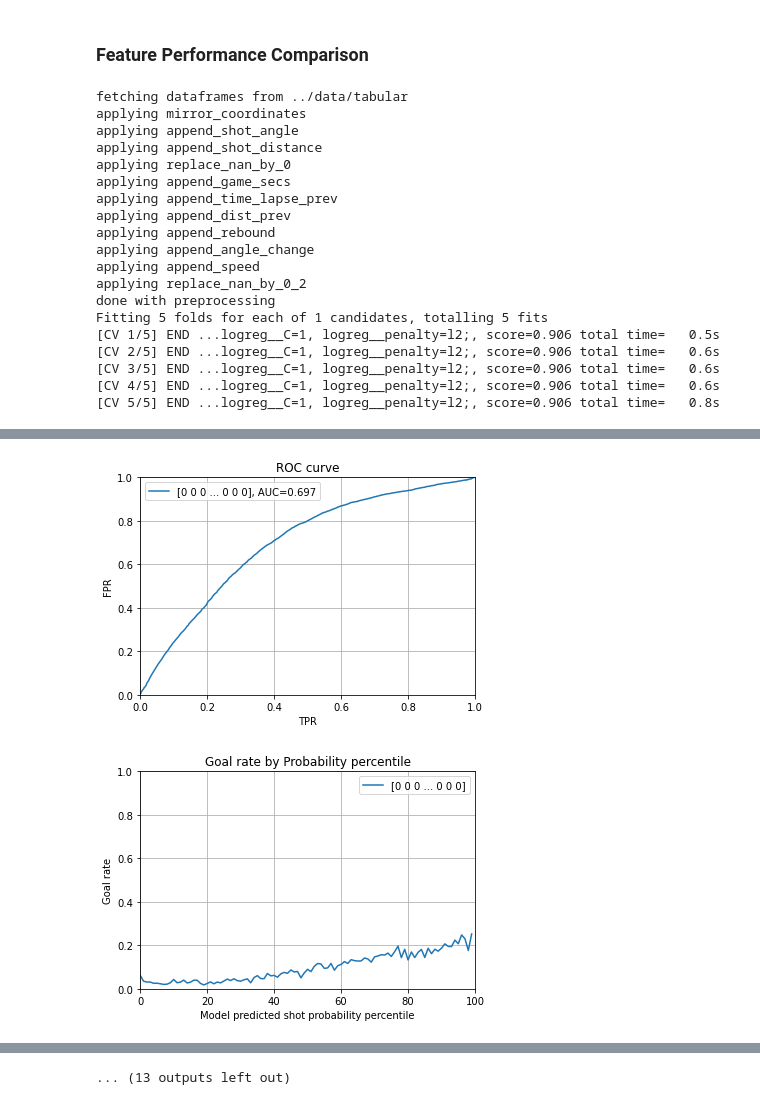
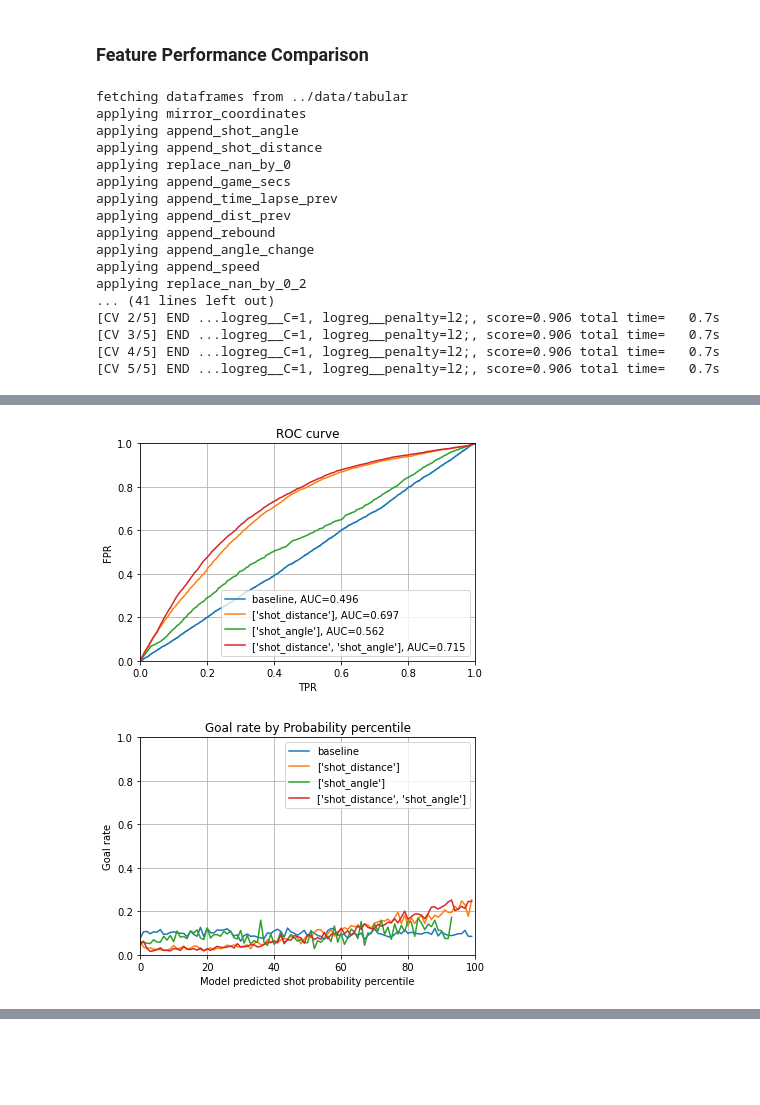
Before and after one commit to williamGlazer/IFT6758, a Jupyter notebook: notebooks/6.experiment_demo.ipynb, the cells around one changed output, grey strips where cells are left out. Drawn from its saved outputs; the diff is of its cells as text; code cells hidden in the pictures; blank space fills up the shorter version.

```diff
--- a/notebooks/6.experiment_demo.ipynb
+++ b/notebooks/6.experiment_demo.ipynb
@@ -58,7 +58,7 @@ pipeline = ExperimentPipeline(
         {'logreg__penalty': ['l2'], 'logreg__C': [1]},
     ],
     metric='accuracy',
-    enable_comet=True
+    enable_comet=False
 )
 # %%
 pipeline.run()
@@ -173,5 +146,5 @@ DEFAULT_PARAMETERS = {
         {'logreg__penalty': ['l2'], 'logreg__C': [1]},
     ],
     'metric': 'accuracy',
-    'enable_comet': True
+    'enable_comet': False
 }
@@ -180,5 +151,5 @@ model_results = [(y_valid, baseline.predict_proba(x_valid)[:,1], 'baseline')]
 # %%
-truth, probas, labels = [], [], []
+truth, probas, labels = [y_valid], [baseline.predict_proba(x_valid)[:,1]], ['baseline']
 for features in [
     ['shot_distance'],
     ['shot_angle'],
@@ -208,10 +179,8 @@ applying append_rebound
 applying append_angle_change
 applying append_speed
 applying replace_nan_by_0_2
-done with preprocessing
-Fitting 5 folds for each of 1 candidates, totalling 5 fits
-[CV 1/5] END ...logreg__C=1, logreg__penalty=l2;, score=0.906 total time=   0.5s
-[CV 2/5] END ...logreg__C=1, logreg__penalty=l2;, score=0.906 total time=   0.6s
-[CV 3/5] END ...logreg__C=1, logreg__penalty=l2;, score=0.906 total time=   0.6s
-[CV 4/5] END ...logreg__C=1, logreg__penalty=l2;, score=0.906 total time=   0.6s
-[CV 5/5] END ...logreg__C=1, logreg__penalty=l2;, score=0.906 total time=   0.8s
+... (41 lines left out)
+[CV 2/5] END ...logreg__C=1, logreg__penalty=l2;, score=0.906 total time=   0.7s
+[CV 3/5] END ...logreg__C=1, logreg__penalty=l2;, score=0.906 total time=   0.7s
+[CV 4/5] END ...logreg__C=1, logreg__penalty=l2;, score=0.906 total time=   0.7s
+[CV 5/5] END ...logreg__C=1, logreg__penalty=l2;, score=0.906 total time=   0.7s
@@ -225,2 +187,2 @@ COMET WARNING: Unknown error retrieving Conda information
-[figure, old version]
+[figure, new version]
-[figure, old version]
+[figure, new version]
@@ -274 +190,0 @@ COMET INFO: Experiment is live on comet.com https://www.comet.com/williamglazer/
-... (13 outputs left out)
```
Also changed, not shown: parts of 5 cells of this notebook, 1 other file.
